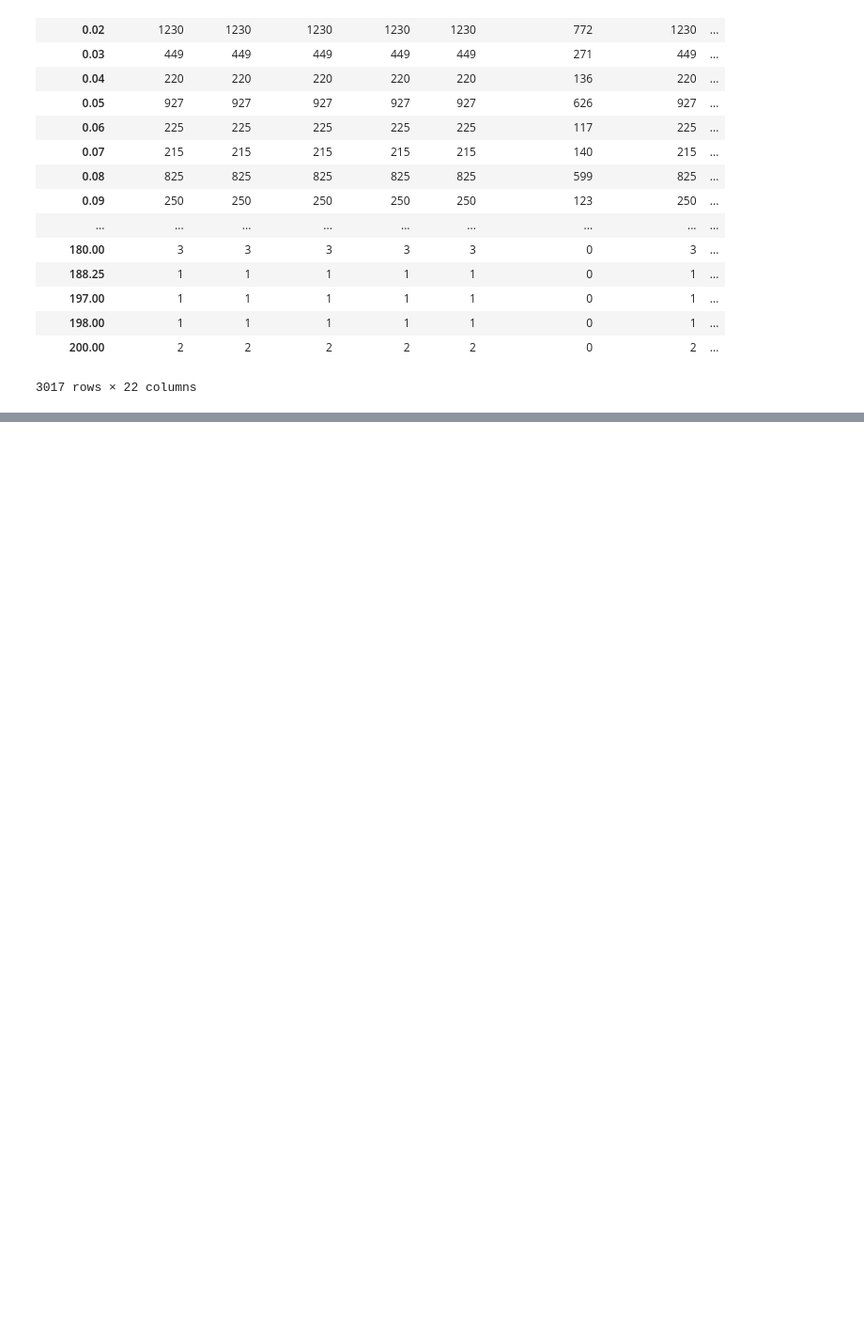
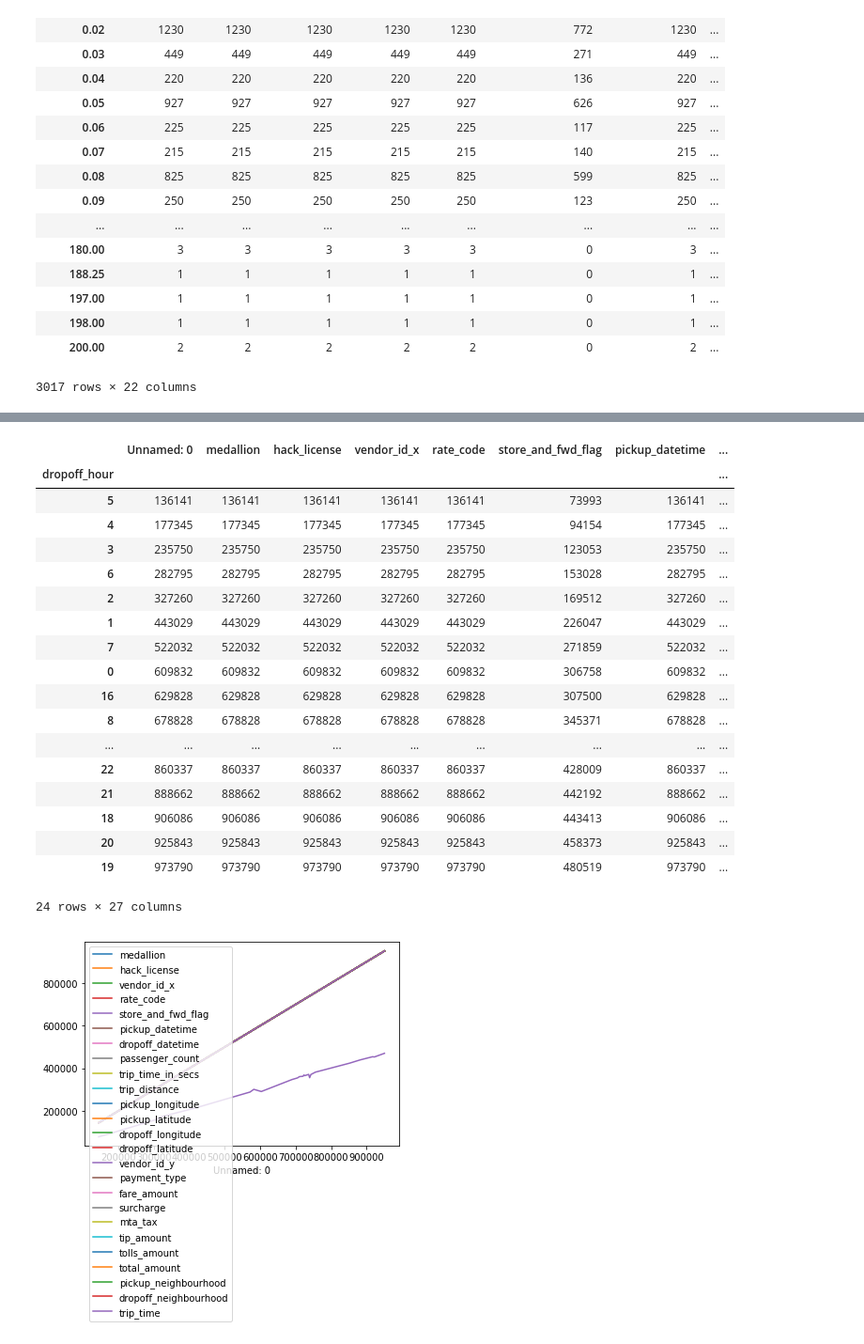
Before and after one commit to desultir/NYCTaxi, a Jupyter notebook: notebooks/describe data.ipynb, the cells around one changed output, grey strips where cells are left out. Shown at 94% size. Cells and saved outputs as stored; diff of their text form; code cells hidden in the pictures; blank space fills up the shorter version.

```diff
--- a/notebooks/describe data.ipynb
+++ b/notebooks/describe data.ipynb
@@ -223,0 +272,31 @@ ax.plot(xx, kde(xx))
+# %%
+df["pickup_datetime"] = pd.to_datetime(df["pickup_datetime"])
+df["dropoff_datetime"] = pd.to_datetime(df["dropoff_datetime"])
+df["pickup_hour"] = df["pickup_datetime"].apply(lambda x: x.hour)
+pickups_hr = df.groupby("pickup_hour").count().sort_values("Unnamed: 0", ascending=True)
+# %%
+pickups_hr.plot("Unnamed: 0")
+df["dropoff_hour"] = df["dropoff_datetime"].apply(lambda x: x.hour)
+dropoff_hr = df.groupby("dropoff_hour").count().sort_values("Unnamed: 0", ascending=True)
+dropoff_hr
+# %% [output]
+|  | Unnamed: 0 | medallion | hack_license | vendor_id_x | rate_code | store_and_fwd_flag | pickup_datetime | ... |
+| dropoff_hour |  |  |  |  |  |  |  | ... |
+| 5 | 136141 | 136141 | 136141 | 136141 | 136141 | 73993 | 136141 | ... |
+| 4 | 177345 | 177345 | 177345 | 177345 | 177345 | 94154 | 177345 | ... |
+| 3 | 235750 | 235750 | 235750 | 235750 | 235750 | 123053 | 235750 | ... |
+| 6 | 282795 | 282795 | 282795 | 282795 | 282795 | 153028 | 282795 | ... |
+| 2 | 327260 | 327260 | 327260 | 327260 | 327260 | 169512 | 327260 | ... |
+| 1 | 443029 | 443029 | 443029 | 443029 | 443029 | 226047 | 443029 | ... |
+| 7 | 522032 | 522032 | 522032 | 522032 | 522032 | 271859 | 522032 | ... |
+| 0 | 609832 | 609832 | 609832 | 609832 | 609832 | 306758 | 609832 | ... |
+| 16 | 629828 | 629828 | 629828 | 629828 | 629828 | 307500 | 629828 | ... |
+| 8 | 678828 | 678828 | 678828 | 678828 | 678828 | 345371 | 678828 | ... |
+| ... | ... | ... | ... | ... | ... | ... | ... | ... |
+| 22 | 860337 | 860337 | 860337 | 860337 | 860337 | 428009 | 860337 | ... |
+| 21 | 888662 | 888662 | 888662 | 888662 | 888662 | 442192 | 888662 | ... |
+| 18 | 906086 | 906086 | 906086 | 906086 | 906086 | 443413 | 906086 | ... |
+| 20 | 925843 | 925843 | 925843 | 925843 | 925843 | 458373 | 925843 | ... |
+| 19 | 973790 | 973790 | 973790 | 973790 | 973790 | 480519 | 973790 | ... |
+24 rows × 27 columns
+[figure, added]
```
Also changed, not shown: parts of 11 cells of this notebook.
